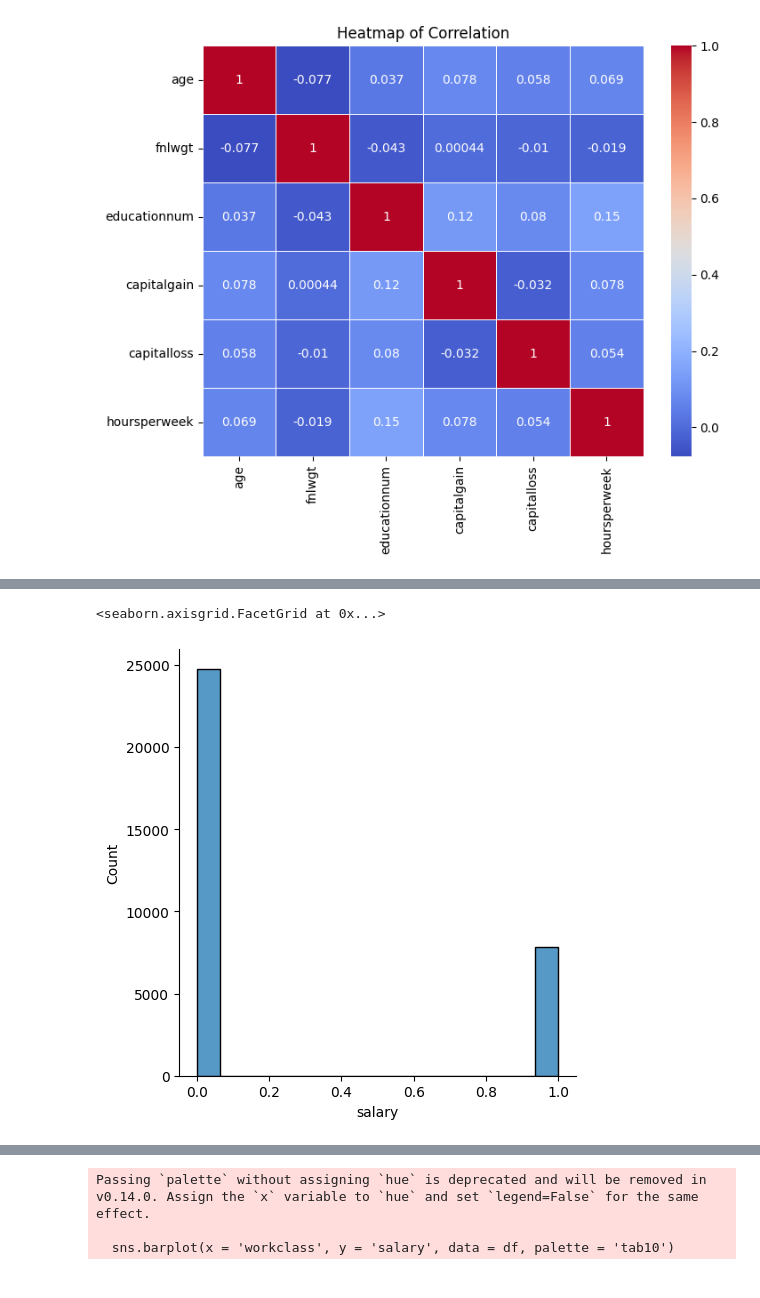
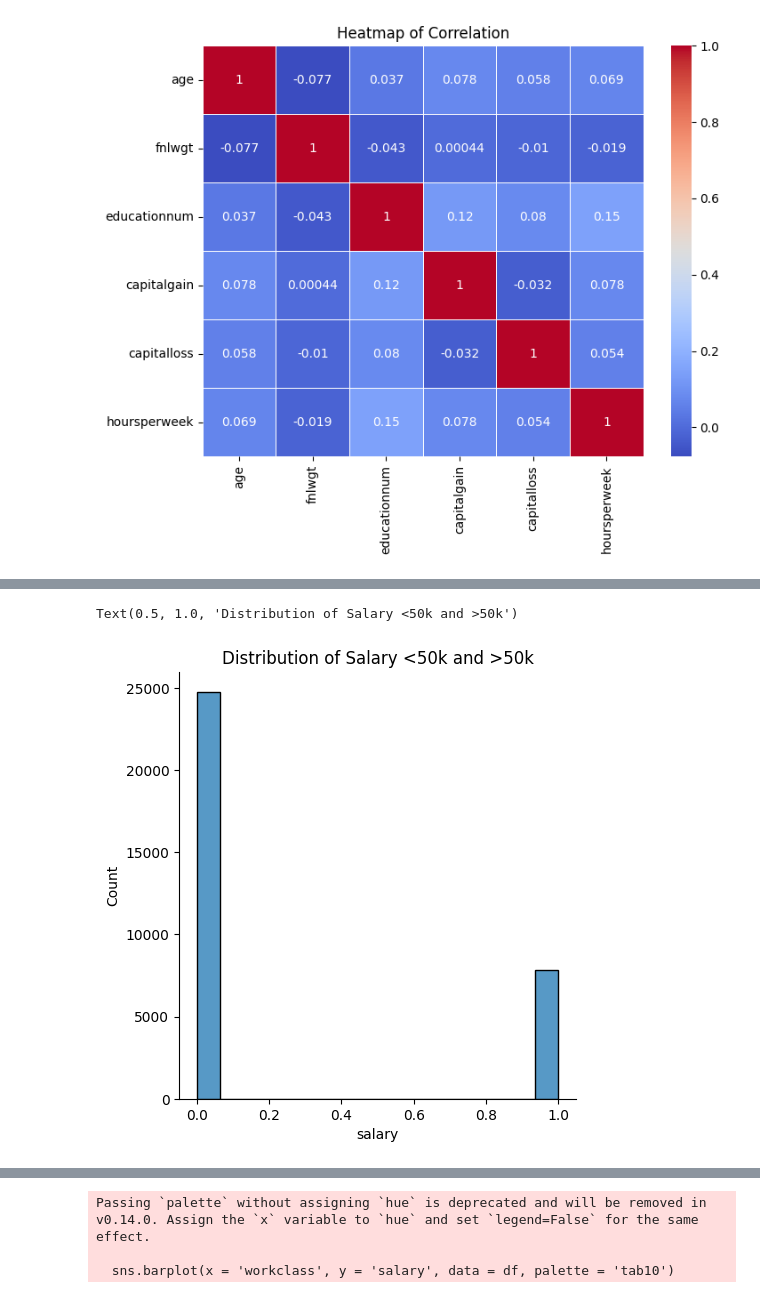
Before and after one commit to aryamankachroo/DTSC1302FinalGroupProject, a Jupyter notebook: DtscFinalProjectCode.ipynb, the cells around one changed output, grey strips where cells are left out. Saved outputs shown, nothing was run; the diff lists cells and outputs as text; code cells hidden in the pictures.

```diff
--- a/DtscFinalProjectCode.ipynb
+++ b/DtscFinalProjectCode.ipynb
@@ -136,10 +142,11 @@ plt.show()
 # %%
 df['salary'] = df['salary'].replace({' <=50K': 0, ' >50K': 1})
 #df['salary'] = df['salary'].astype(int)
 sns.displot(x = df['salary'])
+plt.title('Distribution of Salary <50k and >50k')
 # %% [output]
-<seaborn.axisgrid.FacetGrid at 0x...>
+Text(0.5, 1.0, 'Distribution of Salary <50k and >50k')
-[figure, old version]
+[figure, new version]
 # %%
 sns.barplot(x = 'educationnum', y = 'workclass', data = df, palette = 'tab10')
 
```
Also changed, not shown: parts of 5 cells of this notebook.
